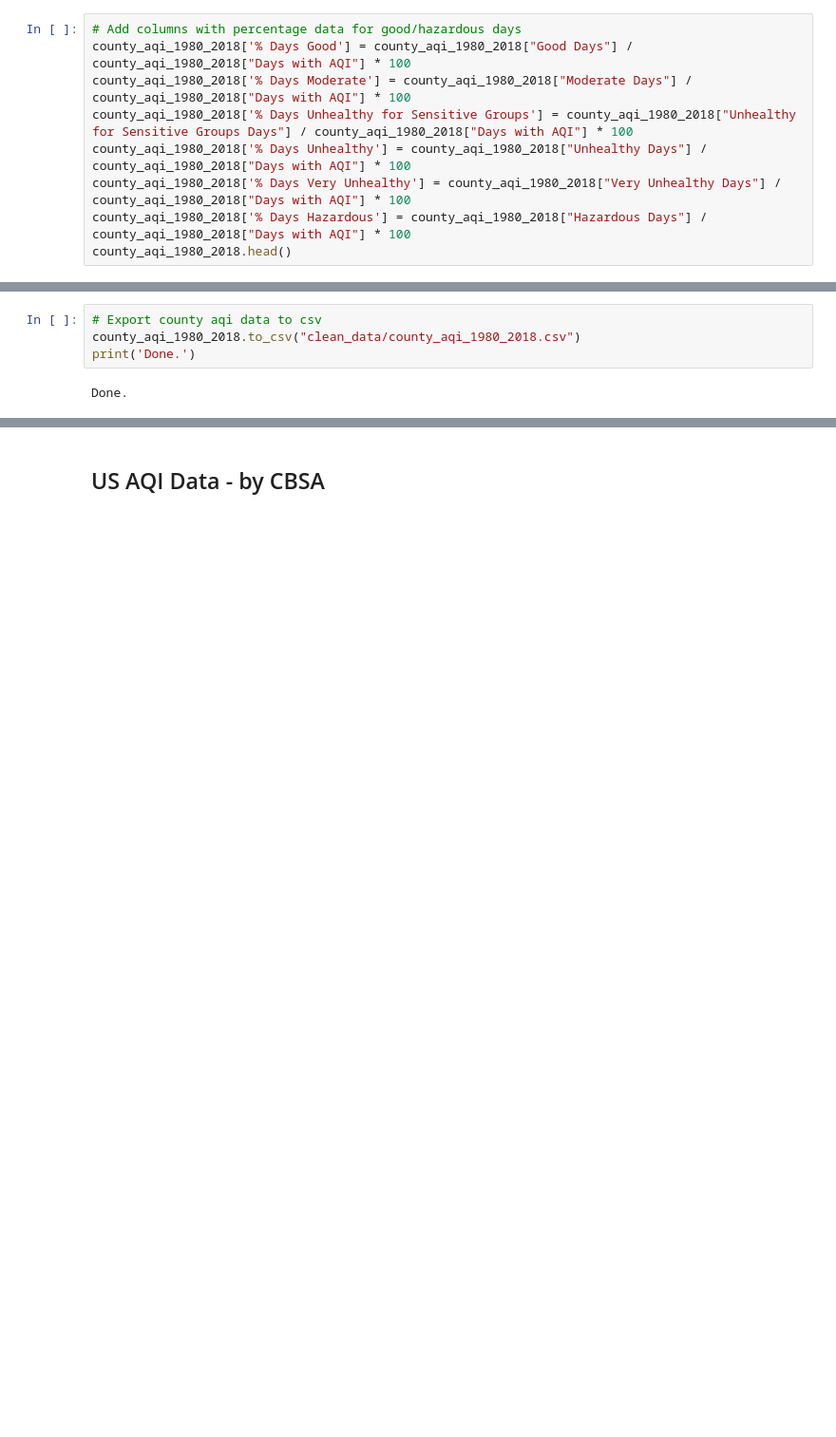
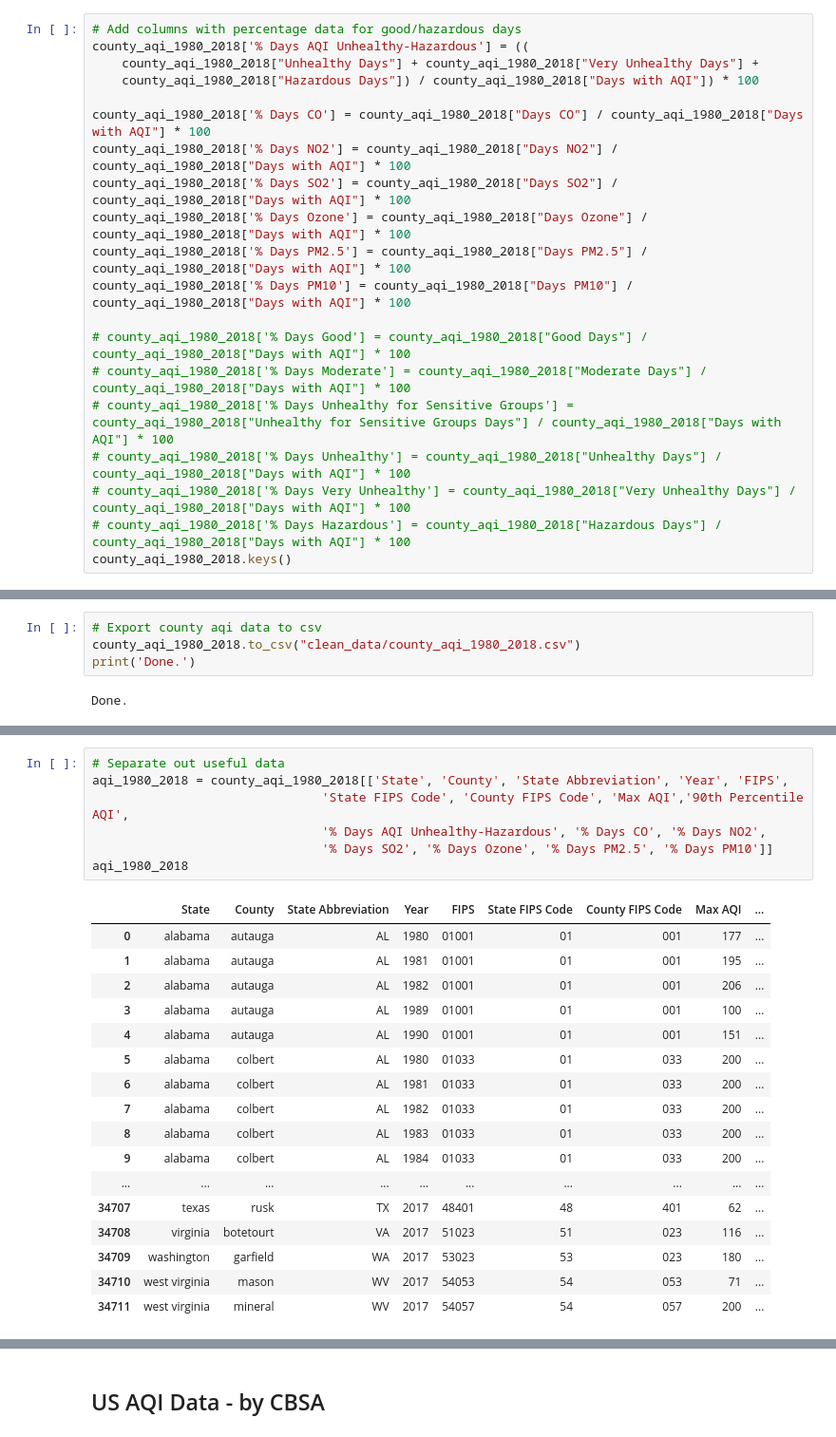
Before and after one commit to alyssflynn/project-1, a Jupyter notebook: data_cleaning.ipynb, the cells around one changed output, grey strips where cells are left out. Shown: that part at 95% size. Cells and saved outputs as stored; diff of their text form; blank space fills up the shorter version.

Commit message:
data analysis+viz progress

```diff
--- a/data_cleaning.ipynb
+++ b/data_cleaning.ipynb
@@ -118,10 +95,21 @@ county_aqi_1980_2018.loc[county_aqi_1980_2018['State']=='louisiana']
 # %%
 # Add columns with percentage data for good/hazardous days
-county_aqi_1980_2018['% Days Good'] = county_aqi_1980_2018["Good Days"] / county_aqi_1980_2018["Days with AQI"] * 100
-county_aqi_1980_2018['% Days Moderate'] = county_aqi_1980_2018["Moderate Days"] / county_aqi_1980_2018["Days with AQI"] * 100
-county_aqi_1980_2018['% Days Unhealthy for Sensitive Groups'] = county_aqi_1980_2018["Unhealthy for Sensitive Groups Days"] / county_aqi_1980_2018["Days with AQI"] * 100
-county_aqi_1980_2018['% Days Unhealthy'] = county_aqi_1980_2018["Unhealthy Days"] / county_aqi_1980_2018["Days with AQI"] * 100
-county_aqi_1980_2018['% Days Very Unhealthy'] = county_aqi_1980_2018["Very Unhealthy Days"] / county_aqi_1980_2018["Days with AQI"] * 100
-county_aqi_1980_2018['% Days Hazardous'] = county_aqi_1980_2018["Hazardous Days"] / county_aqi_1980_2018["Days with AQI"] * 100
-county_aqi_1980_2018.head()
+county_aqi_1980_2018['% Days AQI Unhealthy-Hazardous'] = ((
+    county_aqi_1980_2018["Unhealthy Days"] + county_aqi_1980_2018["Very Unhealthy Days"] +
+    county_aqi_1980_2018["Hazardous Days"]) / county_aqi_1980_2018["Days with AQI"]) * 100
+
+county_aqi_1980_2018['% Days CO'] = county_aqi_1980_2018["Days CO"] / county_aqi_1980_2018["Days with AQI"] * 100
+county_aqi_1980_2018['% Days NO2'] = county_aqi_1980_2018["Days NO2"] / county_aqi_1980_2018["Days with AQI"] * 100
+county_aqi_1980_2018['% Days SO2'] = county_aqi_1980_2018["Days SO2"] / county_aqi_1980_2018["Days with AQI"] * 100
+county_aqi_1980_2018['% Days Ozone'] = county_aqi_1980_2018["Days Ozone"] / county_aqi_1980_2018["Days with AQI"] * 100
+county_aqi_1980_2018['% Days PM2.5'] = county_aqi_1980_2018["Days PM2.5"] / county_aqi_1980_2018["Days with AQI"] * 100
+county_aqi_1980_2018['% Days PM10'] = county_aqi_1980_2018["Days PM10"] / county_aqi_1980_2018["Days with AQI"] * 100
+
+# county_aqi_1980_2018['% Days Good'] = county_aqi_1980_2018["Good Days"] / county_aqi_1980_2018["Days with AQI"] * 100
+# county_aqi_1980_2018['% Days Moderate'] = county_aqi_1980_2018["Moderate Days"] / county_aqi_1980_2018["Days with AQI"] * 100
+# county_aqi_1980_2018['% Days Unhealthy for Sensitive Groups'] = county_aqi_1980_2018["Unhealthy for Sensitive Groups Days"] / county_aqi_1980_2018["Days with AQI"] * 100
+# county_aqi_1980_2018['% Days Unhealthy'] = county_aqi_1980_2018["Unhealthy Days"] / county_aqi_1980_2018["Days with AQI"] * 100
+# county_aqi_1980_2018['% Days Very Unhealthy'] = county_aqi_1980_2018["Very Unhealthy Days"] / county_aqi_1980_2018["Days with AQI"] * 100
+# county_aqi_1980_2018['% Days Hazardous'] = county_aqi_1980_2018["Hazardous Days"] / county_aqi_1980_2018["Days with AQI"] * 100
+county_aqi_1980_2018.keys()
 # %% [output]
@@ -165,0 +136,25 @@ Done.
+# %%
+# Separate out useful data
+aqi_1980_2018 = county_aqi_1980_2018[['State', 'County', 'State Abbreviation', 'Year', 'FIPS',
+                               'State FIPS Code', 'County FIPS Code', 'Max AQI','90th Percentile AQI',
+                               '% Days AQI Unhealthy-Hazardous', '% Days CO', '% Days NO2',
+                               '% Days SO2', '% Days Ozone', '% Days PM2.5', '% Days PM10']]
+aqi_1980_2018
+# %% [output]
+|  | State | County | State Abbreviation | Year | FIPS | State FIPS Code | County FIPS Code | Max AQI | ... |
+| 0 | alabama | autauga | AL | 1980 | 01001 | 01 | 001 | 177 | ... |
+| 1 | alabama | autauga | AL | 1981 | 01001 | 01 | 001 | 195 | ... |
+| 2 | alabama | autauga | AL | 1982 | 01001 | 01 | 001 | 206 | ... |
+| 3 | alabama | autauga | AL | 1989 | 01001 | 01 | 001 | 100 | ... |
+| 4 | alabama | autauga | AL | 1990 | 01001 | 01 | 001 | 151 | ... |
+| 5 | alabama | colbert | AL | 1980 | 01033 | 01 | 033 | 200 | ... |
+| 6 | alabama | colbert | AL | 1981 | 01033 | 01 | 033 | 200 | ... |
+| 7 | alabama | colbert | AL | 1982 | 01033 | 01 | 033 | 200 | ... |
+| 8 | alabama | colbert | AL | 1983 | 01033 | 01 | 033 | 200 | ... |
+| 9 | alabama | colbert | AL | 1984 | 01033 | 01 | 033 | 200 | ... |
+| ... | ... | ... | ... | ... | ... | ... | ... | ... | ... |
+| 34707 | texas | rusk | TX | 2017 | 48401 | 48 | 401 | 62 | ... |
+| 34708 | virginia | botetourt | VA | 2017 | 51023 | 51 | 023 | 116 | ... |
+| 34709 | washington | garfield | WA | 2017 | 53023 | 53 | 023 | 180 | ... |
+| 34710 | west virginia | mason | WV | 2017 | 54053 | 54 | 053 | 71 | ... |
+| 34711 | west virginia | mineral | WV | 2017 | 54057 | 54 | 057 | 200 | ... |
```
Also changed, not shown: parts of 21 cells of this notebook, 10 other files.
